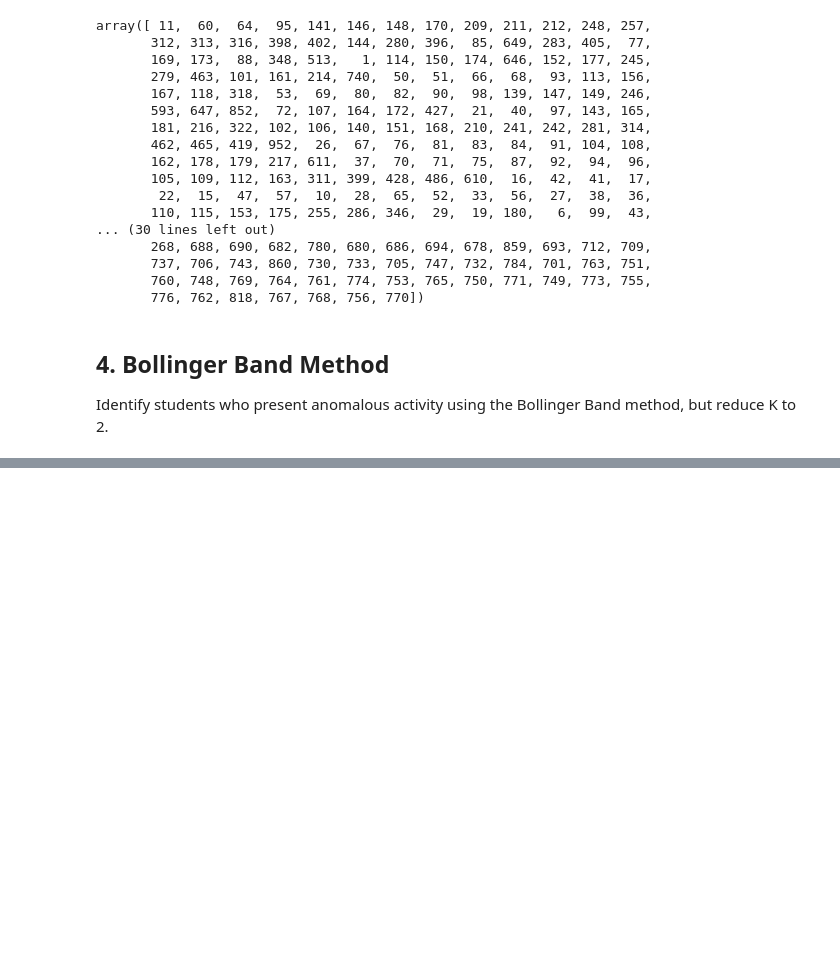
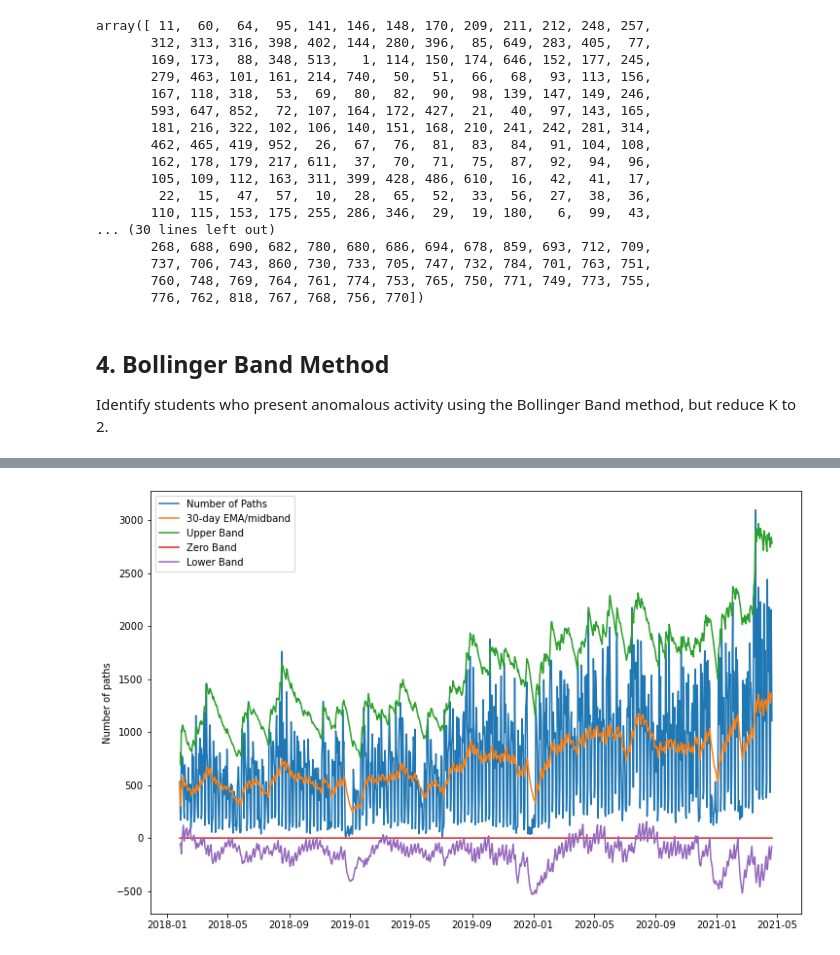
Before and after one commit to Jonessn22/anomaly_detection_exercises, a Jupyter notebook: 04b_detect_time_series_anomalies_exercises.ipynb, the cells around one changed output, grey strips where cells are left out. Saved outputs shown, nothing was run; the diff lists cells and outputs as text; code cells hidden in the pictures; blank space fills up the shorter version.

```diff
--- a/04b_detect_time_series_anomalies_exercises.ipynb
+++ b/04b_detect_time_series_anomalies_exercises.ipynb
@@ -216,0 +280,9 @@ Identify students who present anomalous activity using the Bollinger Band method
+# %%
+K = 2
+
+# calculating upper, lower bands, and zero band (lowest logical value)
+ub = midband + (stdev * K)
+lb = midband - (stdev * K)
+zb = 0
+
+ub, lb, zb
@@ -216,0 +307,4 @@ Identify students who present anomalous activity using the Bollinger Band method
+# %%
+# concatenating ub, midband, lb
+my_df = pd.concat([ub, midband, lb], axis = 1)
+my_df.head()
@@ -216,0 +319,4 @@ Identify students who present anomalous activity using the Bollinger Band method
+# %%
+# changing col names
+my_df.columns = ['ub', 'mb', 'lb']
+my_df.head()
@@ -216,0 +331,9 @@ Identify students who present anomalous activity using the Bollinger Band method
+# %%
+# concatenating path with bands df
+bands_df = pd.concat([path, my_df], axis = 1).rename(columns = {0:'path'})
+
+# adding zero band colummn
+bands_df['zb'] = zb
+
+# preview
+bands_df.head()
@@ -216,0 +348,17 @@ Identify students who present anomalous activity using the Bollinger Band method
+# %%
+# plotting the bands
+fig, ax = plt.subplots(figsize = (12, 8))
+
+ax.plot(bands_df.index, bands_df.path, label = 'Number of Paths')
+
+ax.plot(bands_df.index, bands_df.mb, label = '30-day EMA/midband')
+ax.plot(bands_df.index, bands_df.ub, label = 'Upper Band')
+ax.plot(bands_df.index, bands_df.zb, label = 'Zero Band')
+ax.plot(bands_df.index, bands_df.lb, label = 'Lower Band')
+
+ax.legend(loc = 'best')
+ax.set_ylabel('Number of paths')
+
+plt.show()
+# %% [output]
+[figure, added]
```
Also changed, not shown: parts of 9 cells of this notebook, 2 other files.
